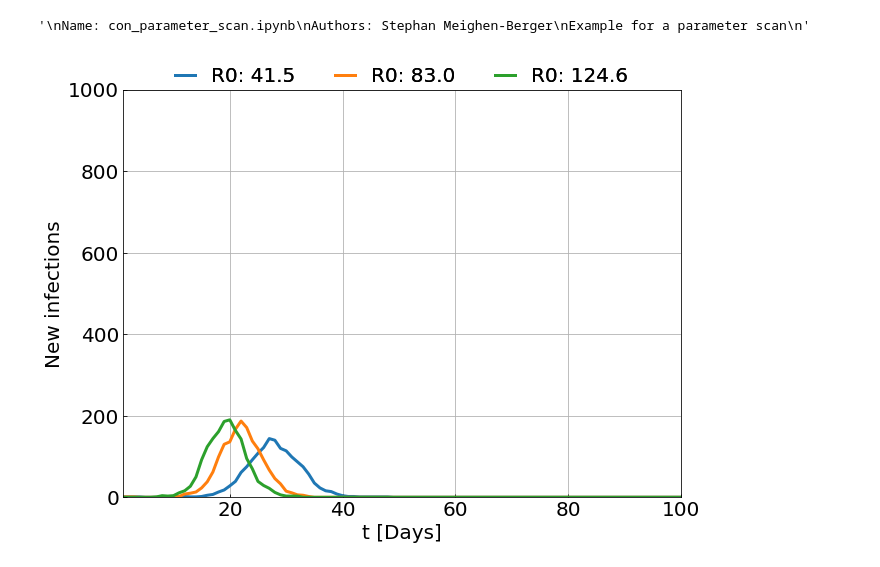
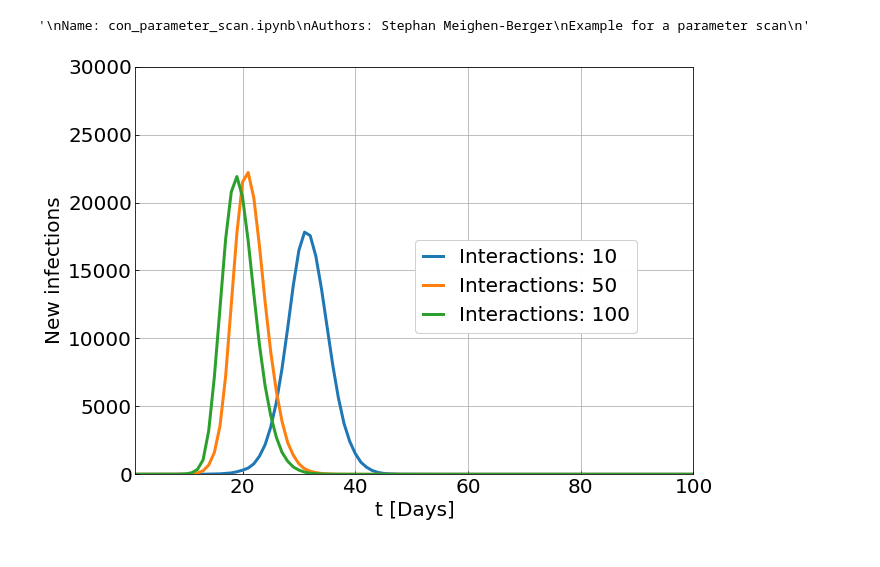
Before and after one commit to chrhck/contagion, a Jupyter notebook: examples/con_parameter_scan.ipynb, the cells around one changed output. Cells and saved outputs as stored; diff of their text form; code cells hidden in the pictures.

```diff
--- a/examples/con_parameter_scan.ipynb
+++ b/examples/con_parameter_scan.ipynb
@@ -22,12 +22,13 @@ PICS = '../pics/'
 from contagion import Contagion, config
 # %%
 # Creating a fourth_day object
-mean_interactions_arr = [10., 20., 30.]
+mean_interactions_arr = [10., 50., 100.]
 results = []
 results_R = []
 for mean_interactions in mean_interactions_arr:
     config["infected"] = 1
-    config['population size'] = 1000
+    config['population size'] = 100000
+    config['average social circle'] = 100
     config["mean social circle interactions"] = mean_interactions
     config['re-use population'] = False
     contagion = Contagion()
@@ -47,29 +48,29 @@ h_length=1.
 # %%
 # Infections per time step
 figure, ax = plt.subplots(figsize=(std_size, std_size * 6. / 8.))
 colors = ['#fdcc8a',
           '#fc8d59',
           '#d7301f']
 for i, mean_interactions in enumerate(mean_interactions_arr):
     ax.plot(contagion.t, results[i],
-            lw=lw, label='R0: %.1f' %results_R[i])
+            lw=lw, label='Interactions: %.f' %mean_interactions)
 ax.set_xlim(1e0, 100)
-ax.set_ylim(0., 1000)
+ax.set_ylim(0., 30000)
 ax.set_xscale('linear')
 ax.set_yscale('linear')
 ax.set_xlabel(r't [Days]', fontsize=fontsize)
 ax.set_ylabel(r'New infections', fontsize=fontsize)
 ax.tick_params(axis = 'both', which = 'major', labelsize=fontsize, direction='in')
 ax.tick_params(axis = 'both', which = 'minor', labelsize=fontsize, direction='in')
 h, l = ax.get_legend_handles_labels()
-lgd1 = ax.legend(h,l, loc=9, bbox_to_anchor=(0.5, +1.1),
-                 ncol=4, fontsize=fontsize, handlelength=h_length,
-                 fancybox=True, frameon=False)
+lgd1 = ax.legend(h,l, loc=9, bbox_to_anchor=(0.7, +0.6),
+                 ncol=1, fontsize=fontsize, handlelength=h_length,
+                 fancybox=True, frameon=True)
 ax.add_artist(lgd1)
 plt.grid(True)
 plt.show()
 # %% [output]
-[figure, old version]
+[figure, new version]
 # %%
 figure.savefig(PICS + "Contagion_Contact_Rate_Scan.png",
                bbox_inches='tight')
```
Also changed, not shown: 4 other files.
